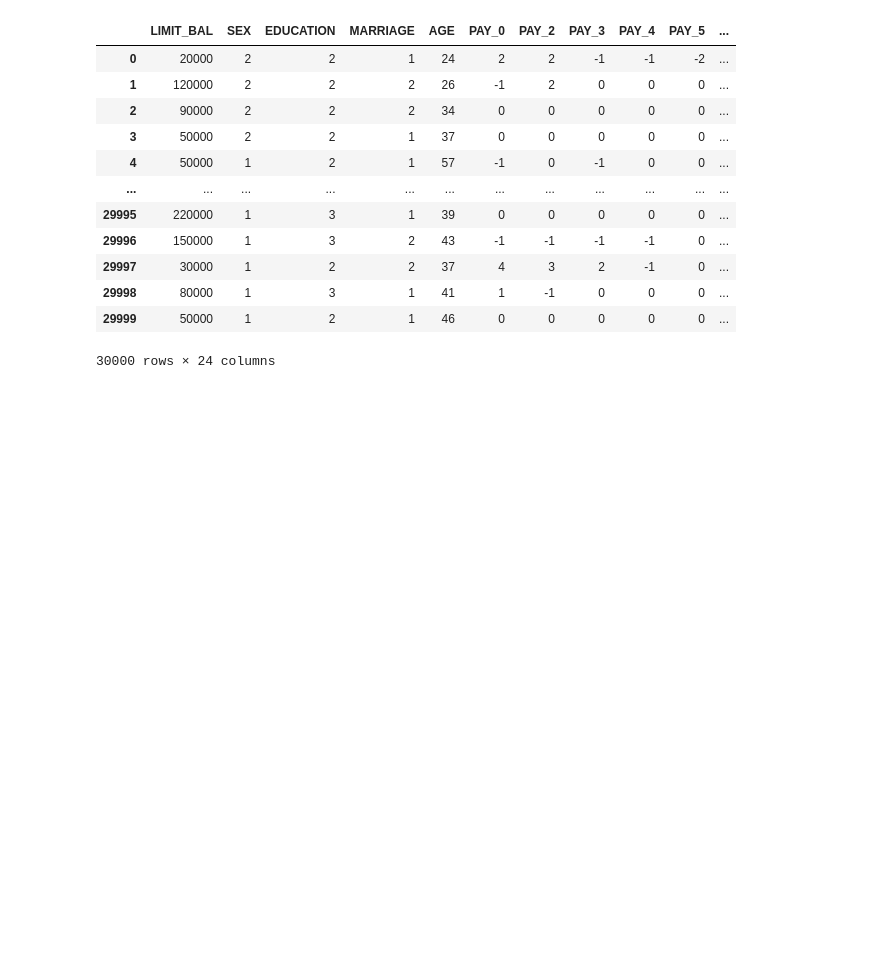
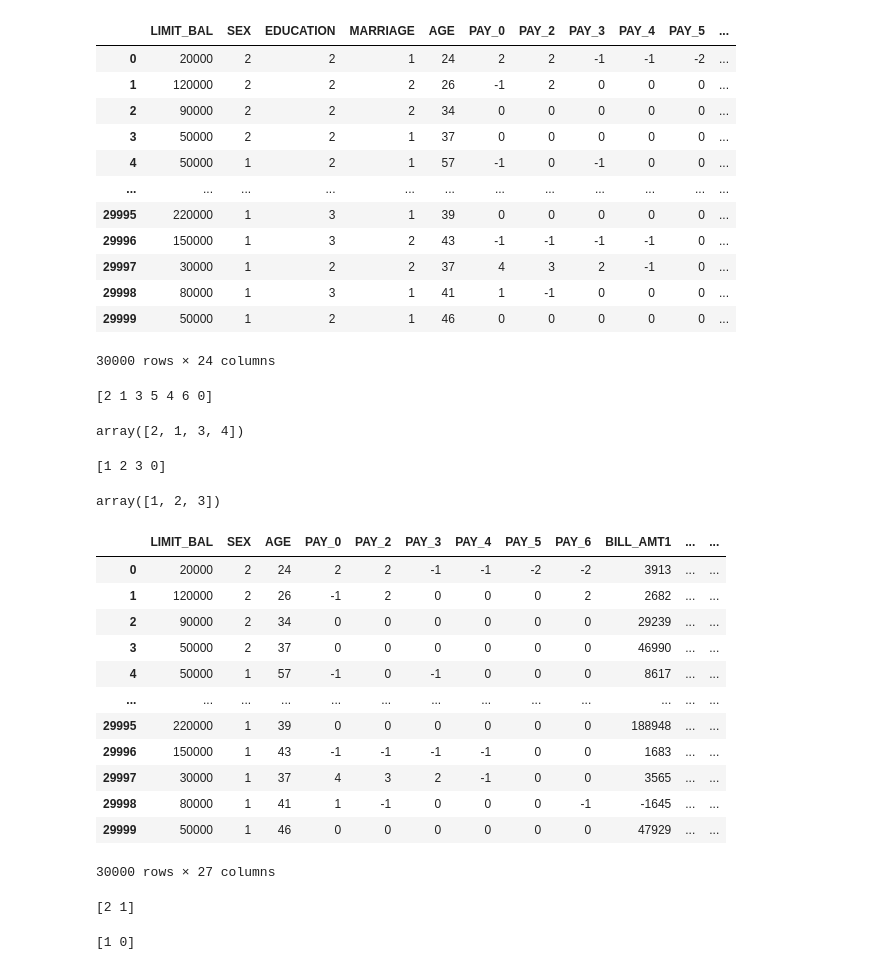
Before and after one commit to JoelFaldin/data-analysis, a Jupyter notebook: third-model-neural-networks/Default_credit_card3.ipynb, the cells around one changed output. Cells and saved outputs as stored; diff of their text form; code cells hidden in the pictures; blank space fills up the shorter version.

```diff
--- a/third-model-neural-networks/Default_credit_card3.ipynb
+++ b/third-model-neural-networks/Default_credit_card3.ipynb
@@ -43,6 +43,57 @@ df
 | 29998 | 80000 | 1 | 3 | 1 | 41 | 1 | -1 | 0 | 0 | 0 | ... |
 | 29999 | 50000 | 1 | 2 | 1 | 46 | 0 | 0 | 0 | 0 | 0 | ... |
 30000 rows × 24 columns
+# %%
+print(df["EDUCATION"].unique())
+# %% [output]
+[2 1 3 5 4 6 0]
+# %%
+# Combine EDUCATION values 0, 5 and 6 into 4
+# 1 = graduate school; 2 = university; 3 = high school; 4 = others.
+df["EDUCATION"] = df["EDUCATION"].replace([0, 5, 6], 4)
+df["EDUCATION"].unique()
+# %% [output]
+array([2, 1, 3, 4])
+# %%
+print(df["MARRIAGE"].unique())
+# %% [output]
+[1 2 3 0]
+# %%
+# Combining MARRIAGE column "0" values to 3
+# 1 = married; 2 = single; 3 = others.
+df["MARRIAGE"] = df["MARRIAGE"].replace(0, 3)
+df["MARRIAGE"].unique()
+# %% [output]
+array([1, 2, 3])
+# %%
+# Encoding EDUCATION column:
+new_data = pd.get_dummies(df, columns=['EDUCATION', 'MARRIAGE'], drop_first=True)
+new_data
+# %% [output]
+|  | LIMIT_BAL | SEX | AGE | PAY_0 | PAY_2 | PAY_3 | PAY_4 | PAY_5 | PAY_6 | BILL_AMT1 | ... | ... |
+| 0 | 20000 | 2 | 24 | 2 | 2 | -1 | -1 | -2 | -2 | 3913 | ... | ... |
+| 1 | 120000 | 2 | 26 | -1 | 2 | 0 | 0 | 0 | 2 | 2682 | ... | ... |
+| 2 | 90000 | 2 | 34 | 0 | 0 | 0 | 0 | 0 | 0 | 29239 | ... | ... |
+| 3 | 50000 | 2 | 37 | 0 | 0 | 0 | 0 | 0 | 0 | 46990 | ... | ... |
+| 4 | 50000 | 1 | 57 | -1 | 0 | -1 | 0 | 0 | 0 | 8617 | ... | ... |
+| ... | ... | ... | ... | ... | ... | ... | ... | ... | ... | ... | ... | ... |
+| 29995 | 220000 | 1 | 39 | 0 | 0 | 0 | 0 | 0 | 0 | 188948 | ... | ... |
+| 29996 | 150000 | 1 | 43 | -1 | -1 | -1 | -1 | 0 | 0 | 1683 | ... | ... |
+| 29997 | 30000 | 1 | 37 | 4 | 3 | 2 | -1 | 0 | 0 | 3565 | ... | ... |
+| 29998 | 80000 | 1 | 41 | 1 | -1 | 0 | 0 | 0 | -1 | -1645 | ... | ... |
+| 29999 | 50000 | 1 | 46 | 0 | 0 | 0 | 0 | 0 | 0 | 47929 | ... | ... |
+30000 rows × 27 columns
+# %%
+print(df["SEX"].unique())
+# %% [output]
+[2 1]
+# %%
+# Encoding SEX column:
+df['SEX'] = df['SEX'] - 1
+print(df["SEX"].unique())
+# 0 = male, 1 = female
+# %% [output]
+[1 0]
 # %%
 from sklearn.preprocessing import OneHotEncoder
 from sklearn.compose import ColumnTransformer
```
Also changed, not shown: parts of 3 cells of this notebook.
